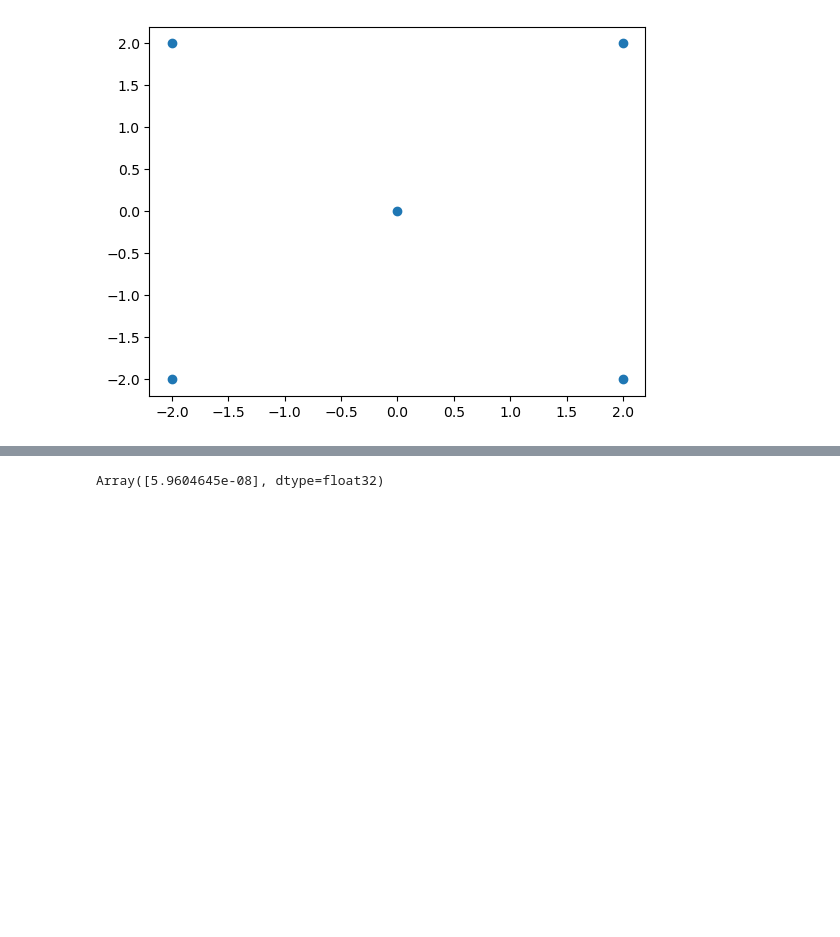
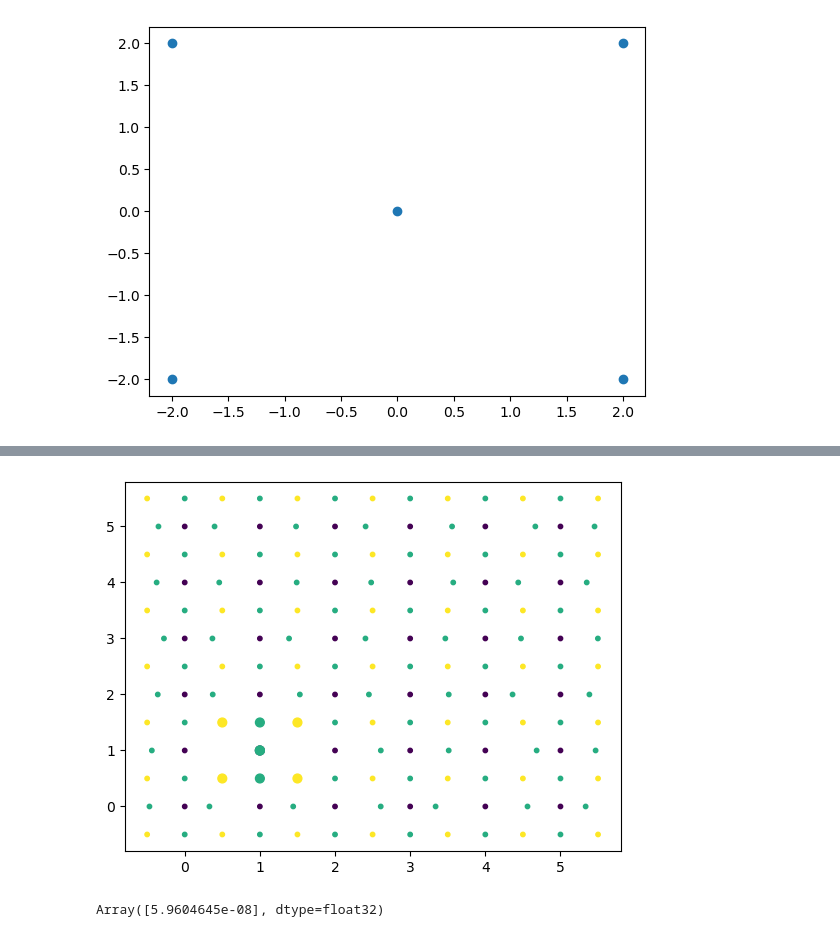
Before and after one commit to jakubMitura14/jax_cpu_experiments_b, a Jupyter notebook: geometric_sv_idea/ideas_geometric_sv.ipynb, the cells around one changed output, grey strips where cells are left out. Saved outputs shown, nothing was run; the diff lists cells and outputs as text; code cells hidden in the pictures; blank space fills up the shorter version.

```diff
--- a/geometric_sv_idea/ideas_geometric_sv.ipynb
+++ b/geometric_sv_idea/ideas_geometric_sv.ipynb
@@ -118,3 +133,82 @@ disp_grid(grid_a_points,grid_b_points_x,grid_b_points_y,grid_c_points)
+# %%
+from flax import linen as nn
+"""
+grid_a_points represent grid centers - we need also to have weights that are associated with sv and that will be used to controll sv geometry
+entry 0 and 1 - for strenth up and down x axis
+2 and 3 = for strenth up and down y axis
+4- up_x,up_y
+5- up_x,down_y
+6- down_x,up_y
+7- down_x,down_y
+"""
+# weights=np.ones((grid_a_points.shape[0],grid_a_points.shape[1],8))*2
+weights=np.random.random((grid_a_points.shape[0],grid_a_points.shape[1],8))
+
+weights[1,1,:]=100.0
+
+def get_b_x_weights(weights):
+    weights_curr=weights[:,:,0:2]
+    grid_b_points_x_weights_0=np.pad(weights_curr[:,:,0],((1,0),(0,0)))
+    grid_b_points_x_weights_1=np.pad(weights_curr[:,:,1],((0,1),(0,0)))
+    grid_b_points_x_weights= np.stack([grid_b_points_x_weights_0,grid_b_points_x_weights_1],axis=-1)
+
+    return nn.softmax(grid_b_points_x_weights,axis=-1)
+
+grid_b_points_x_weights=get_b_x_weights(weights)
+
+
+# grid_b_points_x_weights=einops.rearrange(grid_b_points_x_weights,'x y c-> (x y) c')
+# print(f"grid_b_points_x_weights {grid_b_points_x_weights.shape}")
+
+# def apply_weights_per_sv(grid_a_points,grid_b_points_x,grid_b_points_y,grid_c_points,half_r):
+#     #get grid_b_points_x modifications
+#     w_b_x_0=jnp.concatenate( )
+
+
+# grid_a - black
+# grid_b - green
+# grid_c - yellow
+
+    # s_a[1,1]=s_a[0,0]*4
+    # s_b_x[1,1]=s_b_x[0,0]*4
+    # s_b_x[2,1]=s_b_x[0,0]*4
+
+    # s_b_y[1,1]=s_b_y[0,0]*4
+    # s_b_y[1,2]=s_b_y[0,0]*4
+
+    # s_c[1,1]=s_c[0,0]*4
+    # s_c[1,2]=s_c[0,0]*4
+    # s_c[2,1]=s_c[0,0]*4
+    # s_c[2,2]=s_c[0,0]*4
+
+
+
+
+# grid_b_points_x_weights= np.random.random(grid_b_points_x.shape)
+# grid_b_points_y_weights= np.random.random(grid_b_points_y.shape)
+# grid_c_points_weights= np.random.random(grid_c_points.shape[0],4)
+
+# def get_simple_4_point():
+
+
+
+def move_in_axis(point,weights,axis,half_r ):
+    """
+    point can move up or down axis no more than half_r from current position
+    weights indicate how strongly it shoul go down (element 0) and up the axis
+    """
+    return point.at[axis].set(point[axis]-weights[0]*half_r + weights[1]*half_r)
+v_move_in_axis= jax.vmap(move_in_axis,in_axes=(0,0,None,None))
+v_v_move_in_axis= jax.vmap(v_move_in_axis,in_axes=(0,0,None,None))
+
+grid_b_points_x=v_v_move_in_axis(grid_b_points_x,grid_b_points_x_weights,0, half_r)
+# grid_b_points_y=v_move_in_axis(grid_b_points_y,grid_b_points_y_weights,1, half_r)
+
+
+
+disp_grid(grid_a_points,grid_b_points_x,grid_b_points_y,grid_c_points)
+# %% [output]
+[figure, added]
 # %%
 import optax
 import jax.numpy as jnp
```
Also changed, not shown: parts of 3 cells of this notebook.
